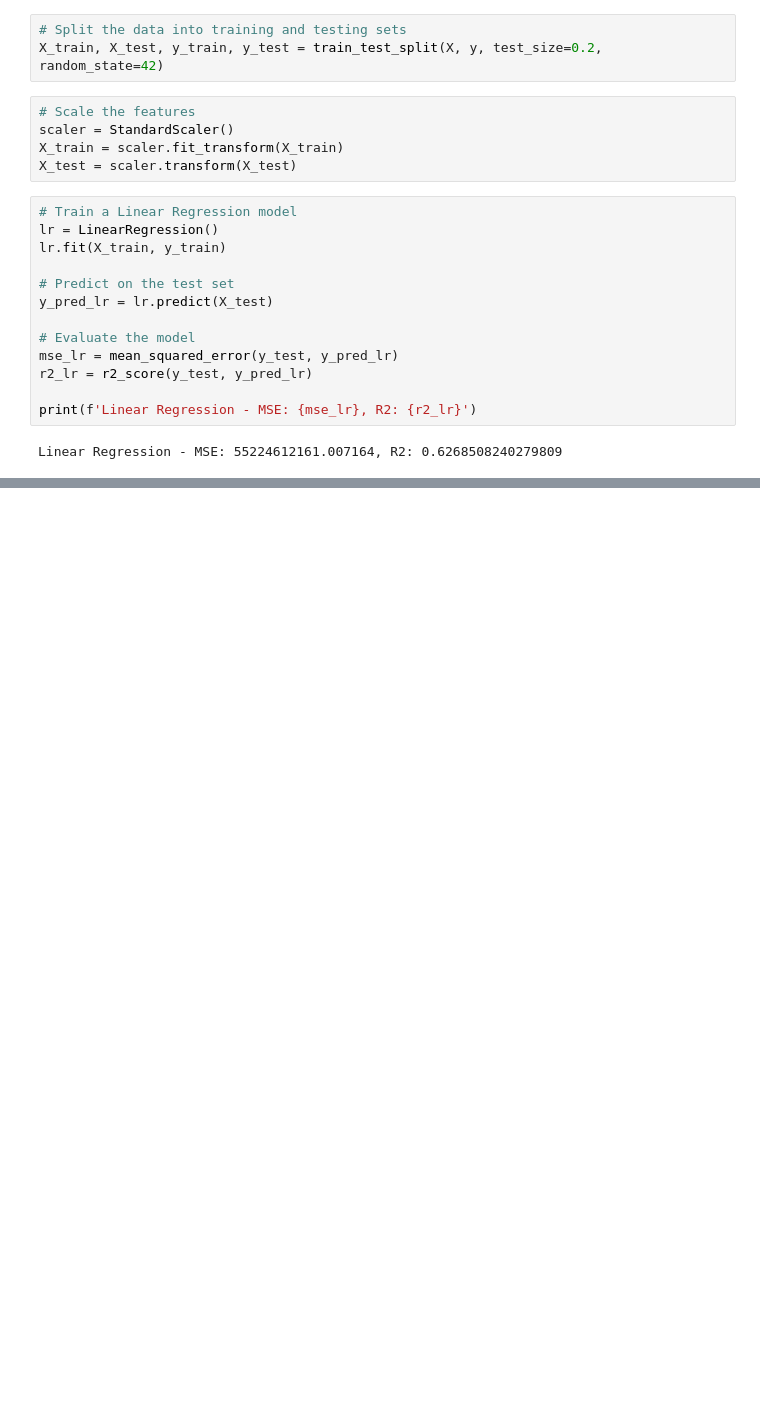
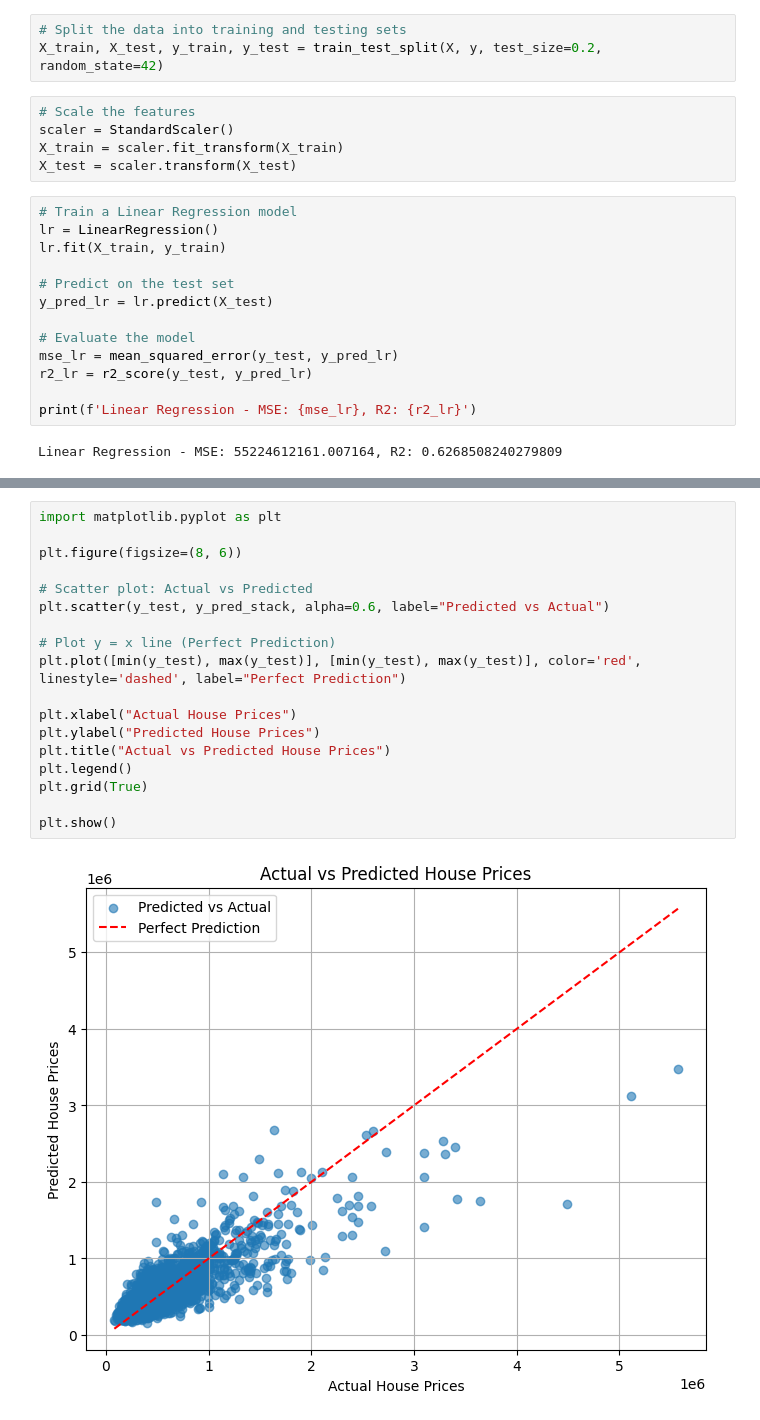
Before and after one commit to itxsoumya/HousePricePrediction, a Jupyter notebook: nb2.ipynb, the cells around one changed output, grey strips where cells are left out. Saved outputs shown, nothing was run; the diff lists cells and outputs as text; blank space fills up the shorter version.

```diff
--- a/nb2.ipynb
+++ b/nb2.ipynb
@@ -199,0 +248,20 @@ joblib.dump(scaler, 'scaler.pkl')
+# %%
+import matplotlib.pyplot as plt
+
+plt.figure(figsize=(8, 6))
+
+# Scatter plot: Actual vs Predicted
+plt.scatter(y_test, y_pred_stack, alpha=0.6, label="Predicted vs Actual")
+
+# Plot y = x line (Perfect Prediction)
+plt.plot([min(y_test), max(y_test)], [min(y_test), max(y_test)], color='red', linestyle='dashed', label="Perfect Prediction")
+
+plt.xlabel("Actual House Prices")
+plt.ylabel("Predicted House Prices")
+plt.title("Actual vs Predicted House Prices")
+plt.legend()
+plt.grid(True)
+
+plt.show()
+# %% [output]
+[figure, added]
```
Also changed, not shown: parts of 9 cells of this notebook, 4 other files.
